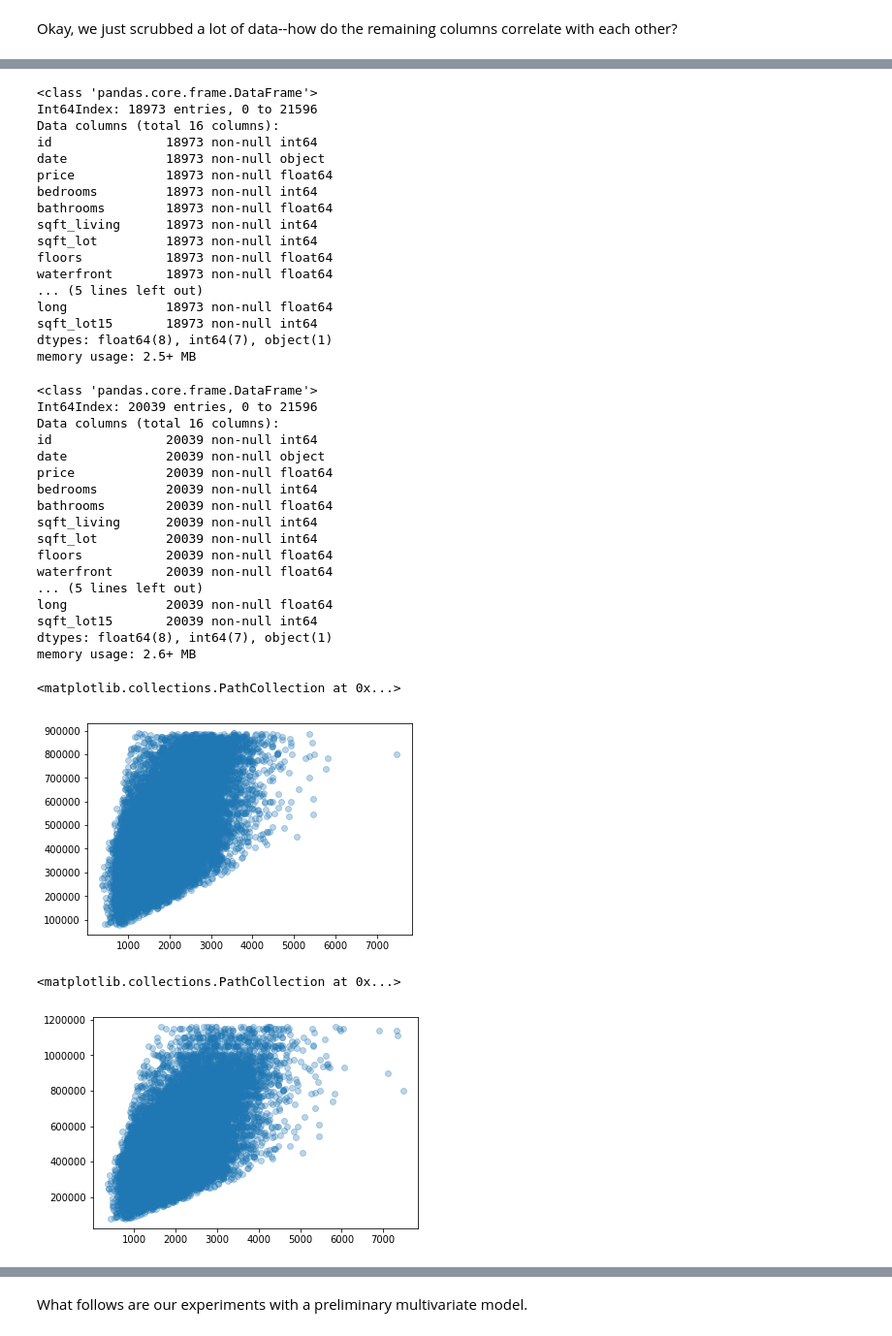
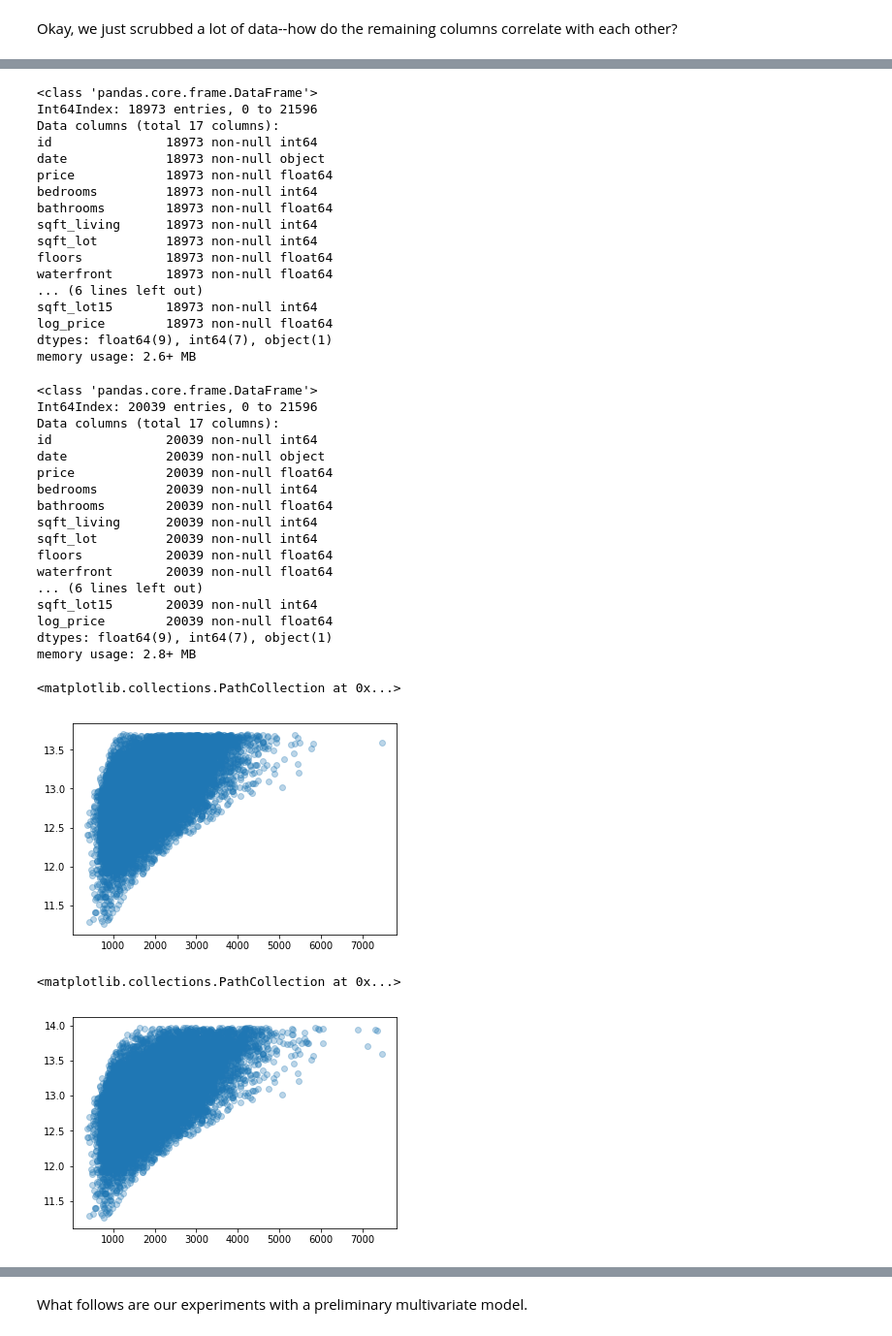
Before and after one commit to AlecMorgan/Housing-Price-Predictor, a Jupyter notebook: wip.ipynb, the cells around one changed output, grey strips where cells are left out. Shown at 97% size. Saved outputs shown, nothing was run; the diff lists cells and outputs as text; code cells hidden in the pictures.

Commit message:
modify for log price

```diff
--- a/wip.ipynb
+++ b/wip.ipynb
@@ -165,3 +166,5 @@ dtypes: float64(8), int64(7), object(1)
 memory usage: 2.7+ MB
 # %% [markdown]
 Okay, we just scrubbed a lot of data--how do the remaining columns correlate with each other?
+# %%
+house_data['log_price'] = house_data['price'].apply(lambda x: np.log(x))
@@ -174,14 +186,14 @@ sns.heatmap(house_data.corr(), cmap=color_map)
 # %%
 # we want to target our model to the majority of users,
 # but perhaps not to the people that are buying mansions/celebrities in the area
-price_90th_perc = np.percentile(house_data['price'], 90)
+price_90th_perc = np.percentile(house_data['log_price'], 90)
 
-house_data_90 = house_data.drop(house_data[house_data['price'] > price_90th_perc].index)
+house_data_90 = house_data.drop(house_data[house_data['log_price'] > price_90th_perc].index)
 house_data_90.info()
 # %% [output]
 <class 'pandas.core.frame.DataFrame'>
 Int64Index: 18973 entries, 0 to 21596
-Data columns (total 16 columns):
+Data columns (total 17 columns):
 id               18973 non-null int64
 date             18973 non-null object
 price            18973 non-null float64
@@ -191,20 +203,20 @@ sqft_living      18973 non-null int64
 sqft_lot         18973 non-null int64
 floors           18973 non-null float64
 waterfront       18973 non-null float64
-... (5 lines left out)
-long             18973 non-null float64
+... (6 lines left out)
 sqft_lot15       18973 non-null int64
-dtypes: float64(8), int64(7), object(1)
-memory usage: 2.5+ MB
+log_price        18973 non-null float64
+dtypes: float64(9), int64(7), object(1)
+memory usage: 2.6+ MB
 # %%
-price_95th_perc = np.percentile(house_data['price'], 95)
+price_95th_perc = np.percentile(house_data['log_price'], 95)
 
-house_data_95 = house_data.drop(house_data[house_data['price'] > price_95th_perc].index)
+house_data_95 = house_data.drop(house_data[house_data['log_price'] > price_95th_perc].index)
 house_data_95.info()
 # %% [output]
 <class 'pandas.core.frame.DataFrame'>
 Int64Index: 20039 entries, 0 to 21596
-Data columns (total 16 columns):
+Data columns (total 17 columns):
 id               20039 non-null int64
 date             20039 non-null object
 price            20039 non-null float64
@@ -214,21 +226,21 @@ sqft_living      20039 non-null int64
 sqft_lot         20039 non-null int64
 floors           20039 non-null float64
 waterfront       20039 non-null float64
-... (5 lines left out)
-long             20039 non-null float64
+... (6 lines left out)
 sqft_lot15       20039 non-null int64
-dtypes: float64(8), int64(7), object(1)
-memory usage: 2.6+ MB
+log_price        20039 non-null float64
+dtypes: float64(9), int64(7), object(1)
+memory usage: 2.8+ MB
 # %%
-plt.scatter(house_data_90['sqft_living'], house_data_90['price'], alpha=0.3)
+plt.scatter(house_data_90['sqft_living'], house_data_90['log_price'], alpha=0.3)
 # %% [output]
 <matplotlib.collections.PathCollection at 0x...>
-[figure, old version]
+[figure, new version]
 # %%
-plt.scatter(house_data_95['sqft_living'], house_data_95['price'], alpha=0.3)
+plt.scatter(house_data_95['sqft_living'], house_data_95['log_price'], alpha=0.3)
 # %% [output]
 <matplotlib.collections.PathCollection at 0x...>
-[figure, old version]
+[figure, new version]
 # %%
 # remove strong outliers in sqft_living and bedrooms
 house_data_90 = house_data_90.drop(house_data_90[house_data_90['sqft_living'] > 12000].index)
```
Also changed, not shown: parts of 52 cells of this notebook.
